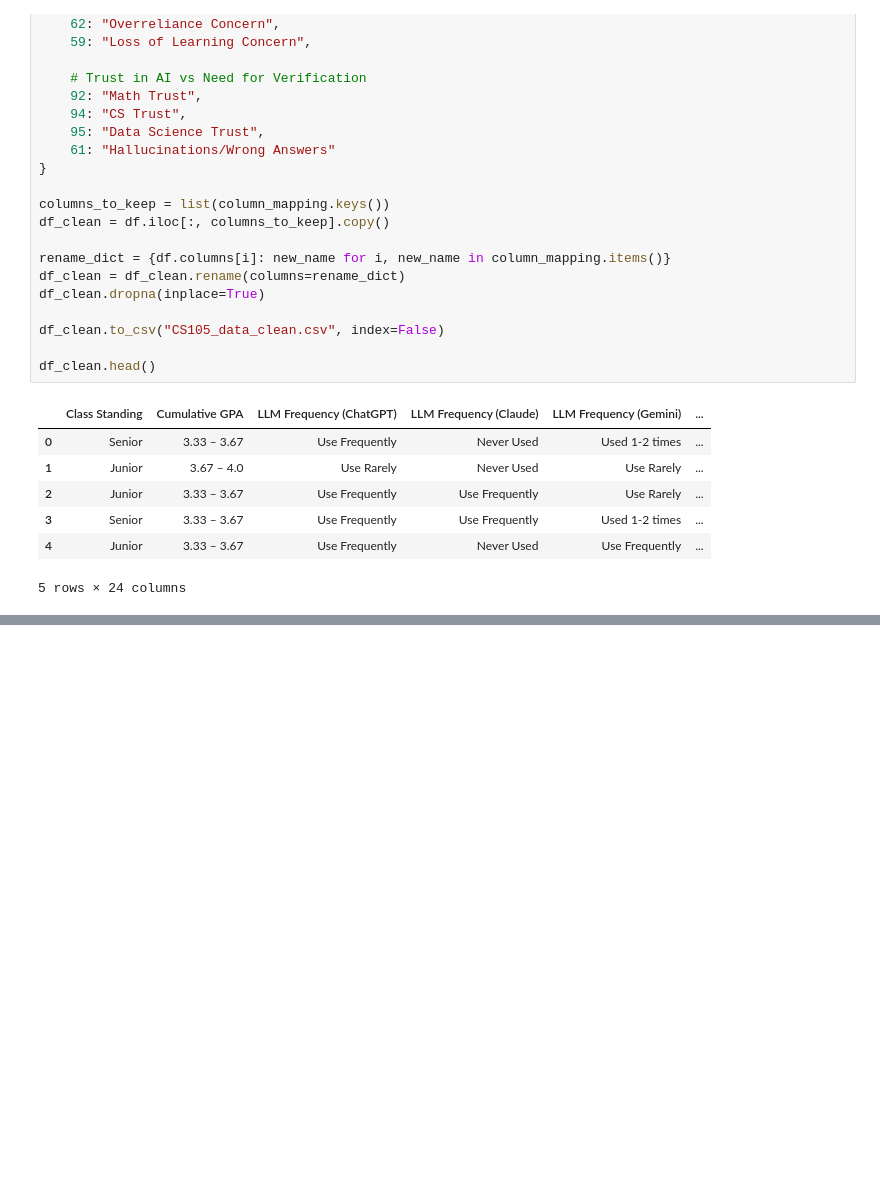
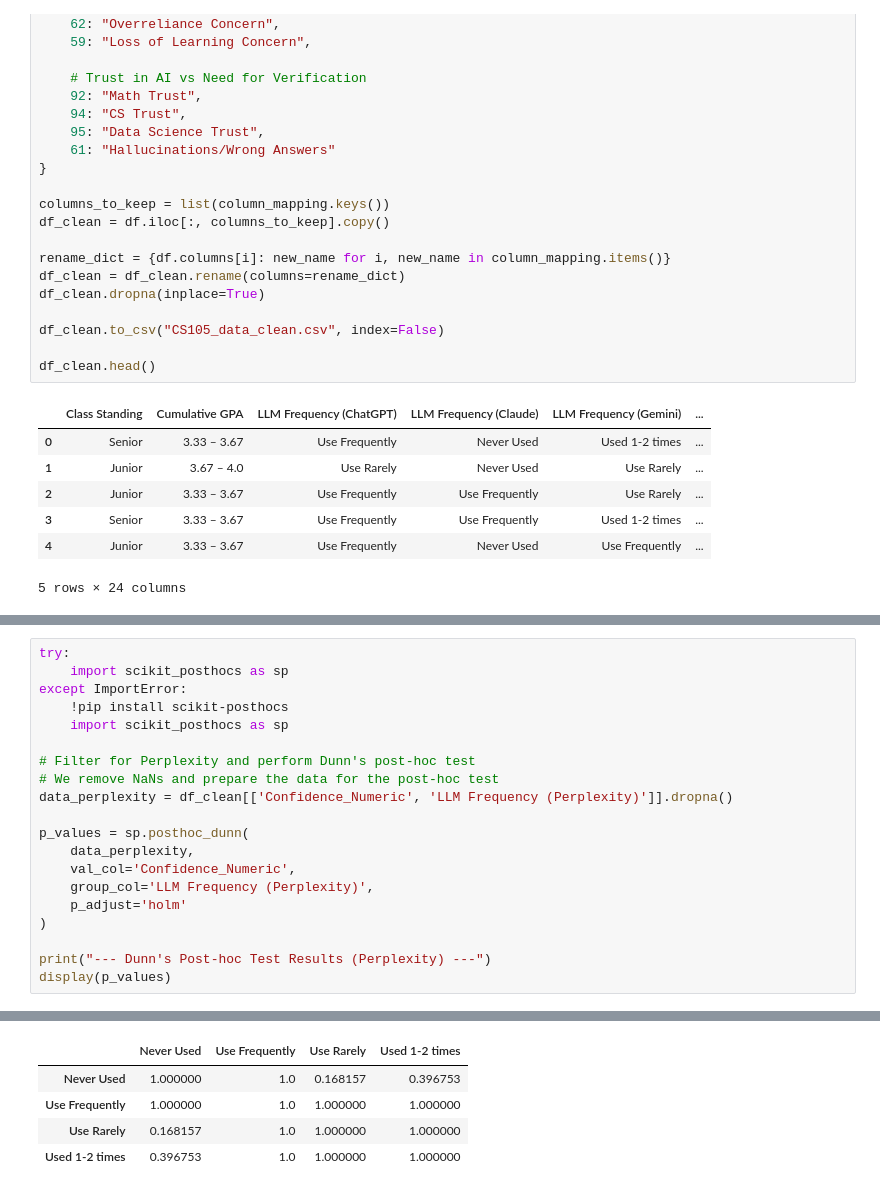
Before and after one commit to SangeetBarkataki10/CS105Minproject-SSTMA, a Jupyter notebook: SSTMA_CS105.ipynb, the cells around one changed output, grey strips where cells are left out. Cells and saved outputs as stored; diff of their text form; blank space fills up the shorter version.

```diff
--- a/SSTMA_CS105.ipynb
+++ b/SSTMA_CS105.ipynb
@@ -61,0 +220,21 @@ df_clean.head()
+# %%
+try:
+    import scikit_posthocs as sp
+except ImportError:
+    !pip install scikit-posthocs
+    import scikit_posthocs as sp
+
+# Filter for Perplexity and perform Dunn's post-hoc test
+# We remove NaNs and prepare the data for the post-hoc test
+data_perplexity = df_clean[['Confidence_Numeric', 'LLM Frequency (Perplexity)']].dropna()
+
+p_values = sp.posthoc_dunn(
+    data_perplexity,
+    val_col='Confidence_Numeric',
+    group_col='LLM Frequency (Perplexity)',
+    p_adjust='holm'
+)
+
+print("--- Dunn's Post-hoc Test Results (Perplexity) ---")
+display(p_values)
+# %% [output]
@@ -61,0 +258,5 @@ df_clean.head()
+|  | Never Used | Use Frequently | Use Rarely | Used 1-2 times |
+| Never Used | 1.000000 | 1.0 | 0.168157 | 0.396753 |
+| Use Frequently | 1.000000 | 1.0 | 1.000000 | 1.000000 |
+| Use Rarely | 0.168157 | 1.0 | 1.000000 | 1.000000 |
+| Used 1-2 times | 0.396753 | 1.0 | 1.000000 | 1.000000 |
```
Also changed, not shown: parts of 6 cells of this notebook.
